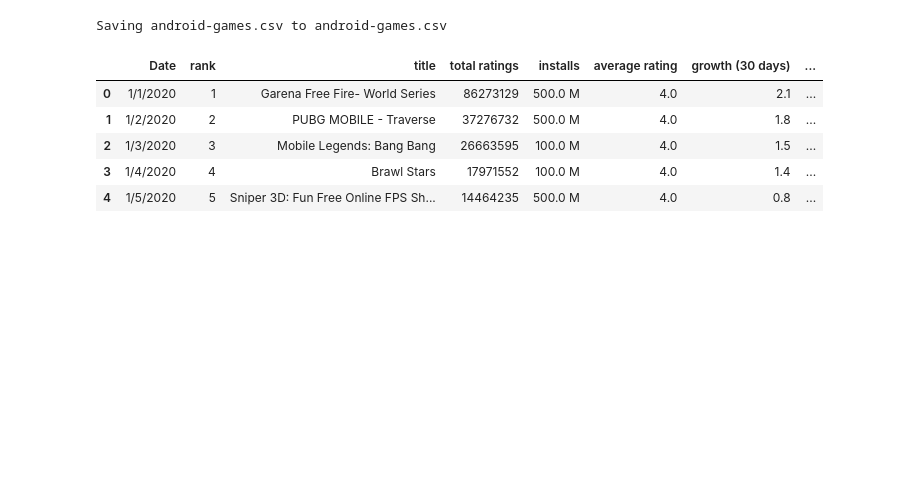
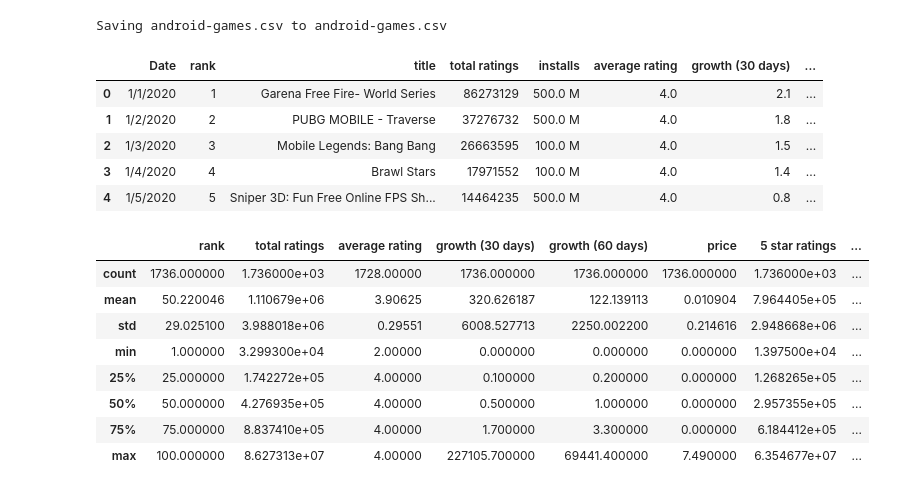
Before and after one commit to jfgesis/Limpieza_de_Datos, a Jupyter notebook: LimpiezaDatos_VideoJuegos.ipynb, the cells around one changed output. Drawn from its saved outputs; the diff is of its cells as text; code cells hidden in the pictures; blank space fills up the shorter version.

```diff
--- a/LimpiezaDatos_VideoJuegos.ipynb
+++ b/LimpiezaDatos_VideoJuegos.ipynb
@@ -48,3 +50,15 @@ android_games.head()
 | 2 | 1/3/2020 | 3 | Mobile Legends: Bang Bang | 26663595 | 100.0 M | 4.0 | 1.5 | ... |
 | 3 | 1/4/2020 | 4 | Brawl Stars | 17971552 | 100.0 M | 4.0 | 1.4 | ... |
 | 4 | 1/5/2020 | 5 | Sniper 3D: Fun Free Online FPS Sh... | 14464235 | 500.0 M | 4.0 | 0.8 | ... |
+# %%
+android_games.describe()
+# %% [output]
+|  | rank | total ratings | average rating | growth (30 days) | growth (60 days) | price | 5 star ratings | ... |
+| count | 1736.000000 | 1.736000e+03 | 1728.00000 | 1736.000000 | 1736.000000 | 1736.000000 | 1.736000e+03 | ... |
+| mean | 50.220046 | 1.110679e+06 | 3.90625 | 320.626187 | 122.139113 | 0.010904 | 7.964405e+05 | ... |
+| std | 29.025100 | 3.988018e+06 | 0.29551 | 6008.527713 | 2250.002200 | 0.214616 | 2.948668e+06 | ... |
+| min | 1.000000 | 3.299300e+04 | 2.00000 | 0.000000 | 0.000000 | 0.000000 | 1.397500e+04 | ... |
+| 25% | 25.000000 | 1.742272e+05 | 4.00000 | 0.100000 | 0.200000 | 0.000000 | 1.268265e+05 | ... |
+| 50% | 50.000000 | 4.276935e+05 | 4.00000 | 0.500000 | 1.000000 | 0.000000 | 2.957355e+05 | ... |
+| 75% | 75.000000 | 8.837410e+05 | 4.00000 | 1.700000 | 3.300000 | 0.000000 | 6.184412e+05 | ... |
+| max | 100.000000 | 8.627313e+07 | 4.00000 | 227105.700000 | 69441.400000 | 7.490000 | 6.354677e+07 | ... |
```
Also changed, not shown: parts of 1 cell of this notebook.
